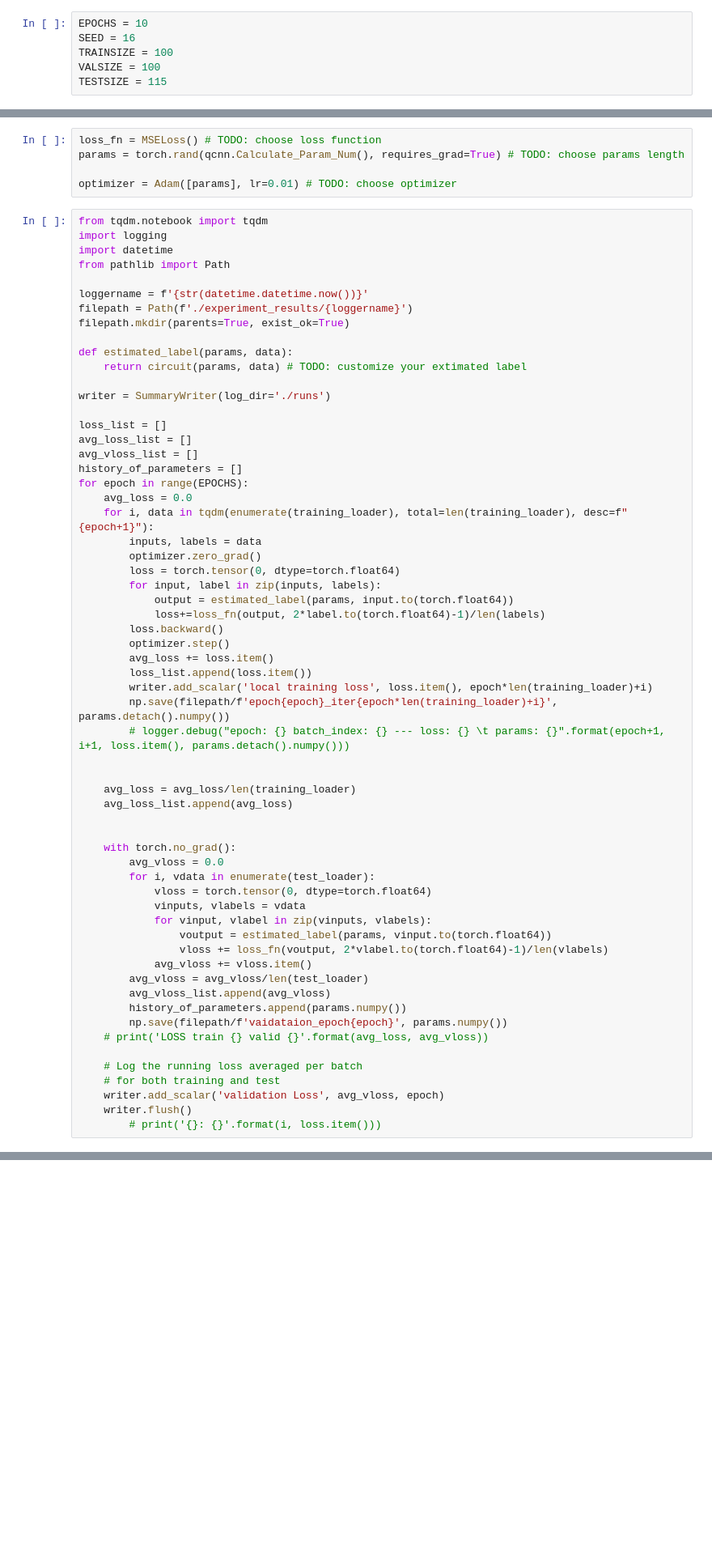
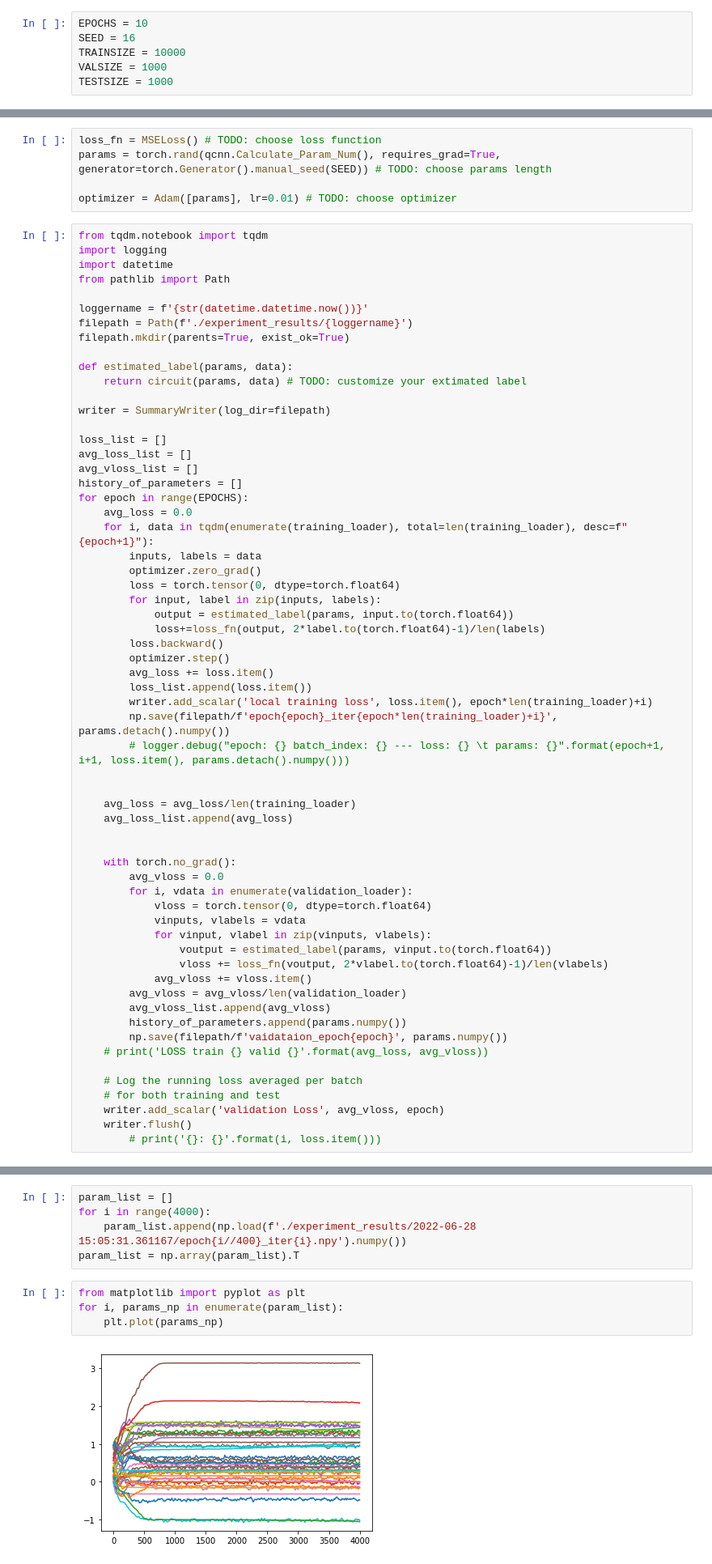
Before and after one commit to Siheon-Park/PeachIceTea, a Jupyter notebook: train.ipynb, the cells around one changed output, grey strips where cells are left out. Shown: that part at 81% size. Drawn from its saved outputs; the diff is of its cells as text; blank space fills up the shorter version.

Commit message:
train (30 features, 8 qubits)

```diff
--- a/train.ipynb
+++ b/train.ipynb
@@ -18,9 +18,9 @@ from datetime import datetime
 # %%
 EPOCHS = 10
 SEED = 16
-TRAINSIZE = 100
-VALSIZE = 100
-TESTSIZE = 115
+TRAINSIZE = 10000
+VALSIZE = 1000
+TESTSIZE = 1000
 # %%
 from QCNN_circuit_only import QCNN
 from ansatz import ConvCirc1, PoolingCirc
@@ -62,6 +63,6 @@ test set has 115 instances
 # %%
 loss_fn = MSELoss() # TODO: choose loss function
-params = torch.rand(qcnn.Calculate_Param_Num(), requires_grad=True) # TODO: choose params length
+params = torch.rand(qcnn.Calculate_Param_Num(), requires_grad=True, generator=torch.Generator().manual_seed(SEED)) # TODO: choose params length
 
 optimizer = Adam([params], lr=0.01) # TODO: choose optimizer
 # %%
@@ -77,7 +78,7 @@ filepath.mkdir(parents=True, exist_ok=True)
 def estimated_label(params, data):
     return circuit(params, data) # TODO: customize your extimated label
 
-writer = SummaryWriter(log_dir='./runs')
+writer = SummaryWriter(log_dir=filepath)
 
 loss_list = []
 avg_loss_list = []
@@ -107,14 +108,14 @@ for epoch in range(EPOCHS):
 
     with torch.no_grad():
         avg_vloss = 0.0
-        for i, vdata in enumerate(test_loader):
+        for i, vdata in enumerate(validation_loader):
             vloss = torch.tensor(0, dtype=torch.float64)
             vinputs, vlabels = vdata
             for vinput, vlabel in zip(vinputs, vlabels):
                 voutput = estimated_label(params, vinput.to(torch.float64))
                 vloss += loss_fn(voutput, 2*vlabel.to(torch.float64)-1)/len(vlabels)
             avg_vloss += vloss.item()
-        avg_vloss = avg_vloss/len(test_loader)
+        avg_vloss = avg_vloss/len(validation_loader)
         avg_vloss_list.append(avg_vloss)
         history_of_parameters.append(params.numpy())
         np.save(filepath/f'vaidataion_epoch{epoch}', params.numpy())
@@ -150,3 +151,14 @@ with open(filepath/'summary.json', 'w') as fp:
         avg_loss = avg_loss_list,
         avg_vloss = avg_vloss_list,
     ), fp=fp)
+# %%
+param_list = []
+for i in range(4000):
+    param_list.append(np.load(f'./experiment_results/2022-06-28 15:05:31.361167/epoch{i//400}_iter{i}.npy').numpy())
+param_list = np.array(param_list).T
+# %%
+from matplotlib import pyplot as plt
+for i, params_np in enumerate(param_list):
+    plt.plot(params_np)
+# %% [output]
+[figure, added]
```
Also changed, not shown: parts of 2 cells of this notebook.
